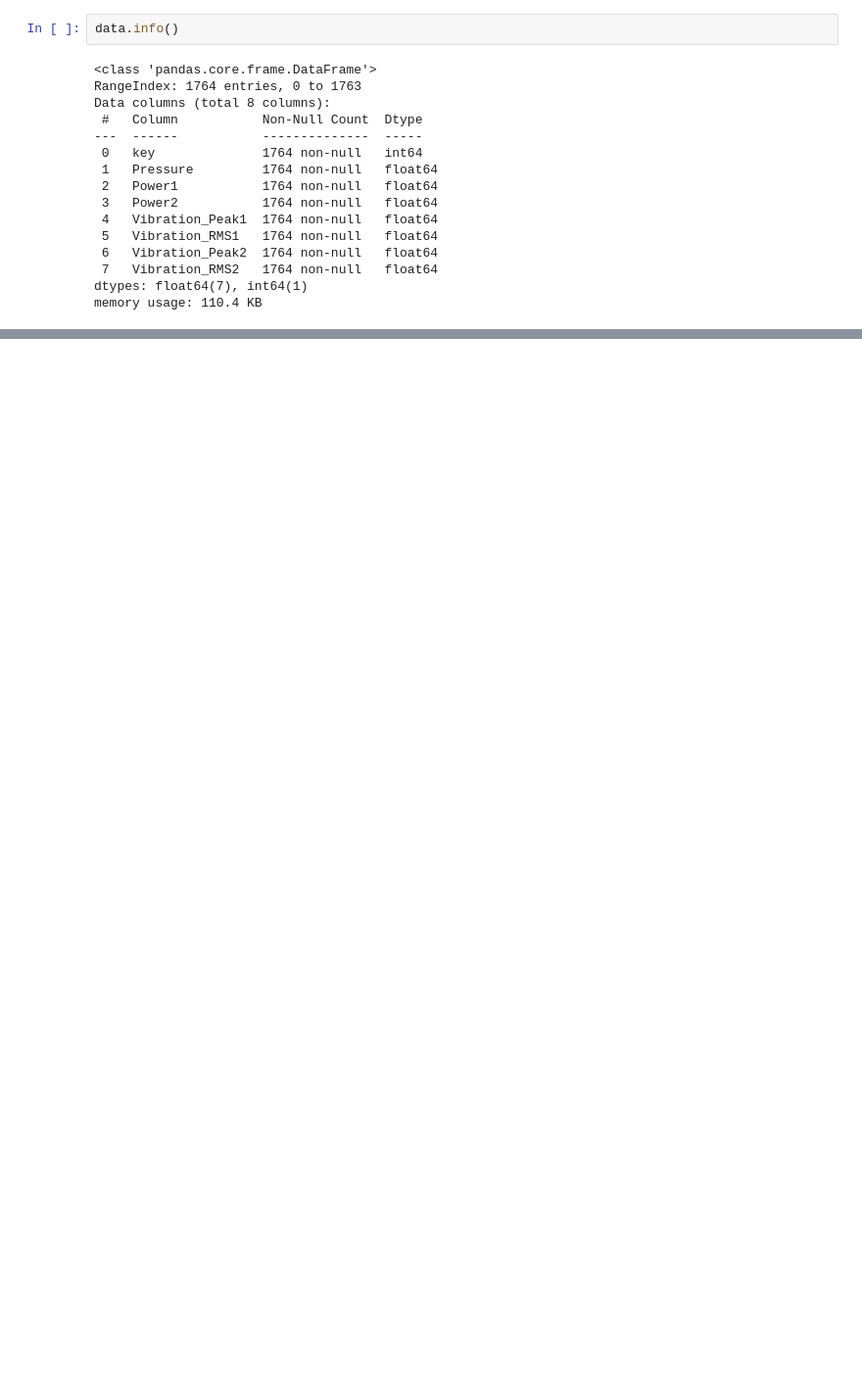
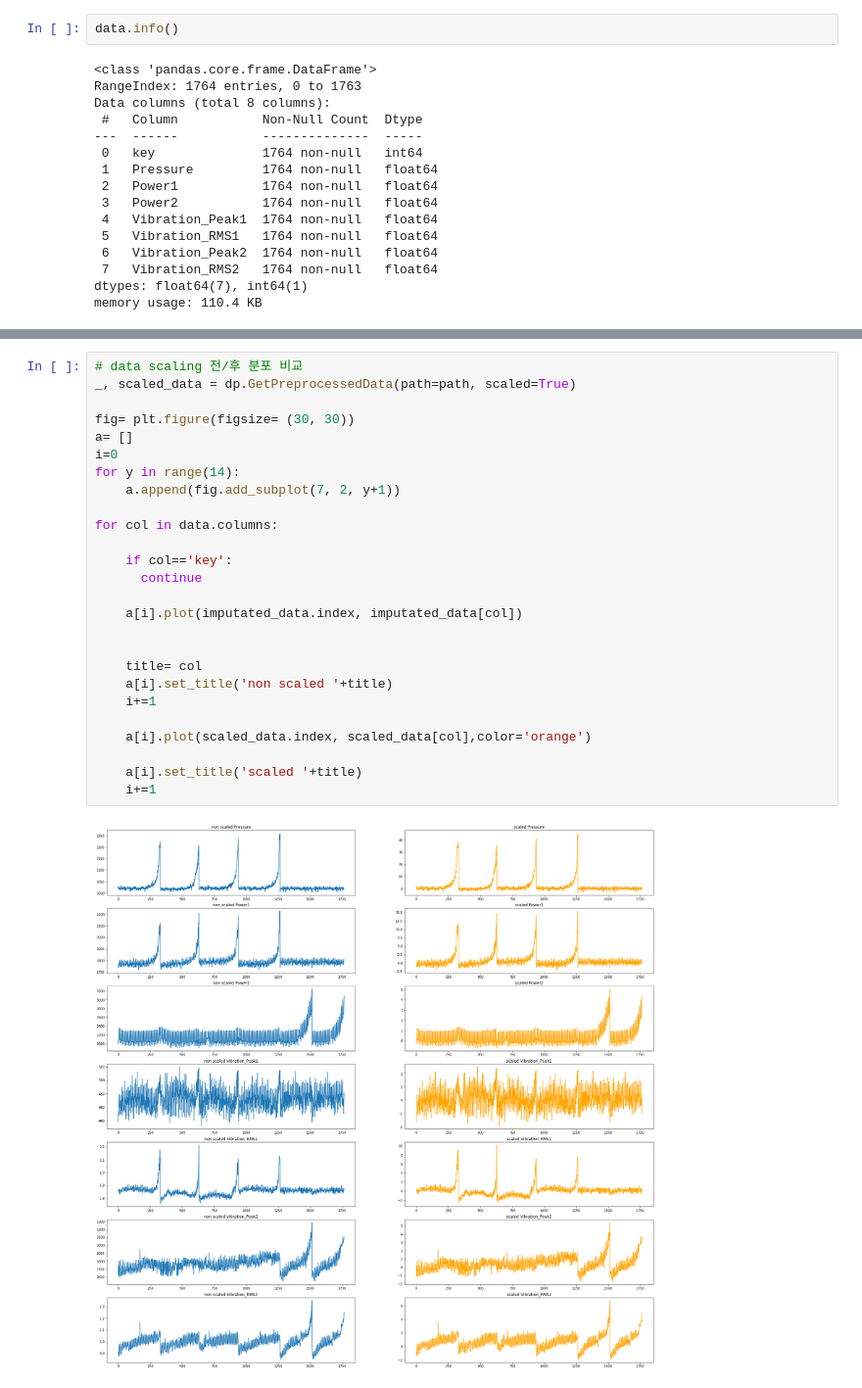
Before and after one commit to ChocoPytoch/BISTelligence, a Jupyter notebook: EDA/eda.ipynb, the cells around one changed output, grey strips where cells are left out. Shown at 98% size. Drawn from its saved outputs; the diff is of its cells as text; blank space fills up the shorter version.

```diff
--- a/EDA/eda.ipynb
+++ b/EDA/eda.ipynb
@@ -119,0 +98,28 @@ for i in range(2) :
+# %%
+# data scaling 전/후 분포 비교
+_, scaled_data = dp.GetPreprocessedData(path=path, scaled=True)
+
+fig= plt.figure(figsize= (30, 30))
+a= []
+i=0
+for y in range(14):
+    a.append(fig.add_subplot(7, 2, y+1))
+
+for col in data.columns:
+
+    if col=='key':
+      continue
+
+    a[i].plot(imputated_data.index, imputated_data[col])
+
+
+    title= col
+    a[i].set_title('non scaled '+title)
+    i+=1
+
+    a[i].plot(scaled_data.index, scaled_data[col],color='orange')
+
+    a[i].set_title('scaled '+title)
+    i+=1
+# %% [output]
+[figure, added]
```
Also changed, not shown: parts of 10 cells of this notebook, 10 other files.
